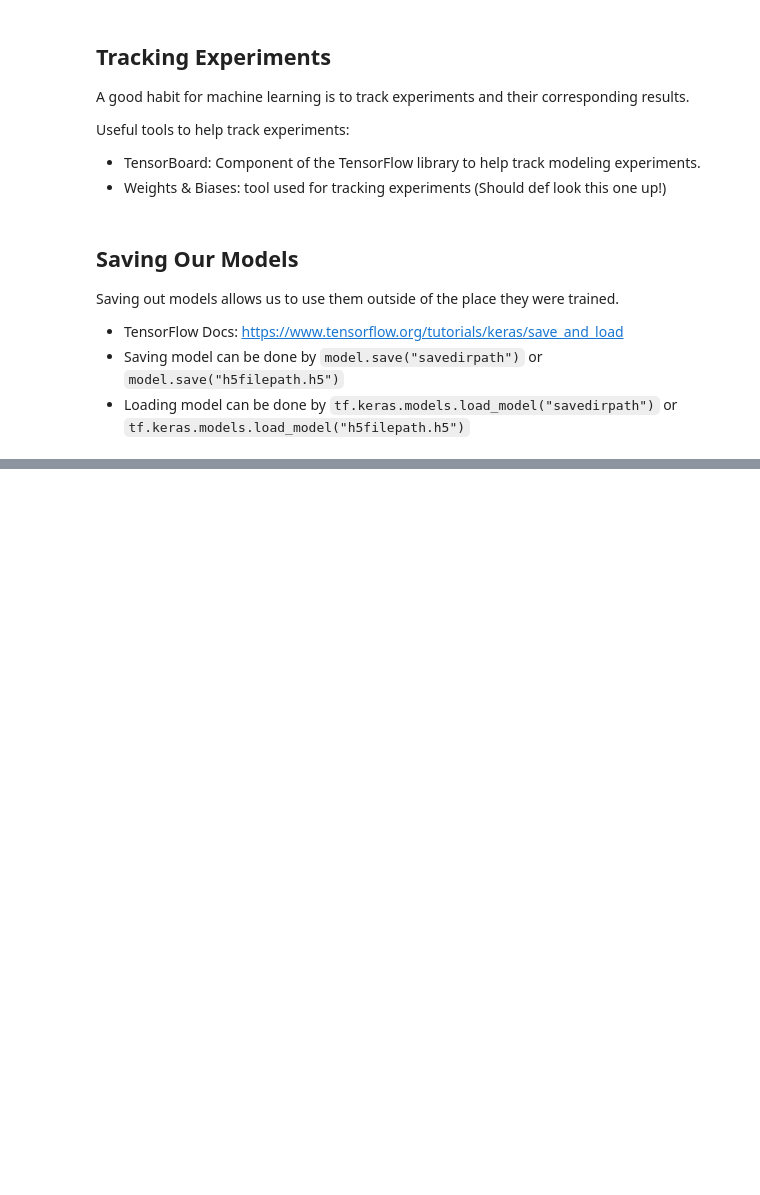
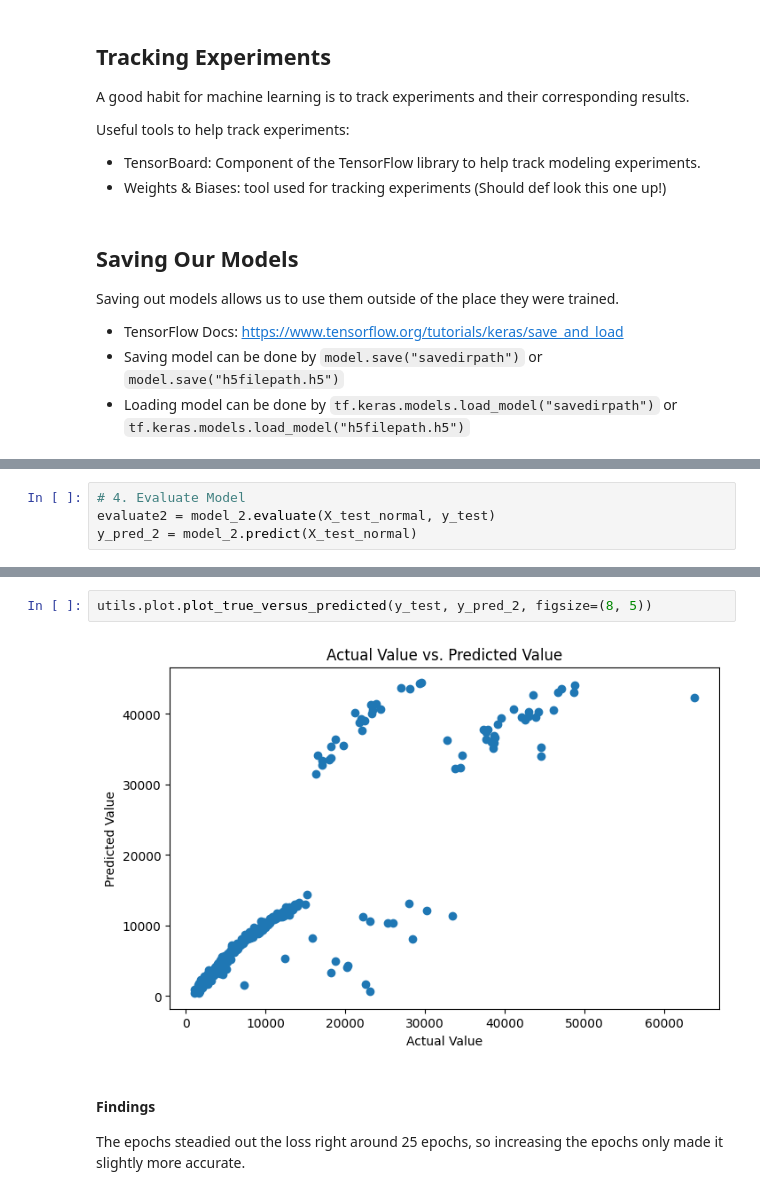
Before and after one commit to bkubick/deep-learning-development, a Jupyter notebook: exercises/neural_network_regression.ipynb, the cells around one changed output, grey strips where cells are left out. Drawn from its saved outputs; the diff is of its cells as text; blank space fills up the shorter version.

```diff
--- a/exercises/neural_network_regression.ipynb
+++ b/exercises/neural_network_regression.ipynb
@@ -470,0 +932,4 @@ Saving out models allows us to use them outside of the place they were trained.
+# %%
+# 4. Evaluate Model
+evaluate2 = model_2.evaluate(X_test_normal, y_test)
+y_pred_2 = model_2.predict(X_test_normal)
@@ -470,0 +943,8 @@ Saving out models allows us to use them outside of the place they were trained.
+# %%
+utils.plot.plot_true_versus_predicted(y_test, y_pred_2, figsize=(8, 5))
+# %% [output]
+[figure, added]
+# %% [markdown]
+#### Findings
+
+The epochs steadied out the loss right around 25 epochs, so increasing the epochs only made it slightly more accurate.
```
Also changed, not shown: parts of 110 cells of this notebook, 1 other file.
